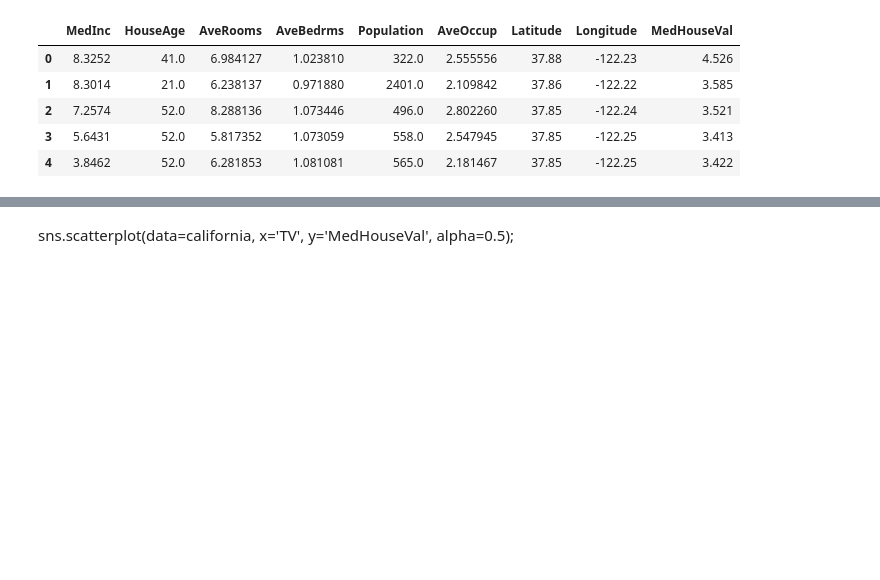
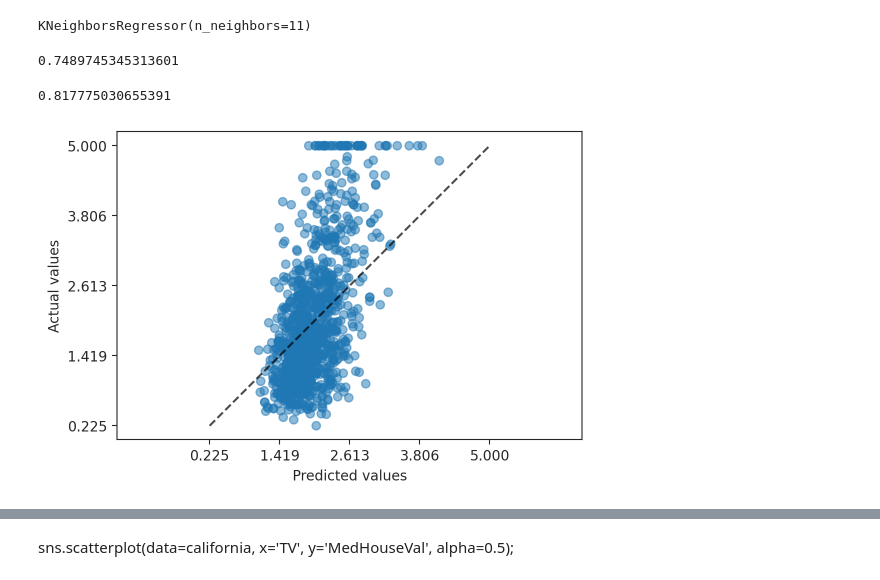
Before and after one commit to kessingtonosazee/GCP_Project_1, a Jupyter notebook: Practice1.ipynb, the cells around one changed output, grey strips where cells are left out. Saved outputs shown, nothing was run; the diff lists cells and outputs as text; code cells hidden in the pictures; blank space fills up the shorter version.

```diff
--- a/Practice1.ipynb
+++ b/Practice1.ipynb
@@ -28,13 +40,42 @@ from sklearn.neighbors import KNeighborsRegressor
 
 X, y = fetch_california_housing(return_X_y=True, as_frame=True)
 california = pd.concat([X, y], axis=1)
-# %%
-X.head()
-california.head()
-# %% [output]
-|  | MedInc | HouseAge | AveRooms | AveBedrms | Population | AveOccup | Latitude | Longitude | MedHouseVal |
-| 0 | 8.3252 | 41.0 | 6.984127 | 1.023810 | 322.0 | 2.555556 | 37.88 | -122.23 | 4.526 |
-| 1 | 8.3014 | 21.0 | 6.238137 | 0.971880 | 2401.0 | 2.109842 | 37.86 | -122.22 | 3.585 |
-| 2 | 7.2574 | 52.0 | 8.288136 | 1.073446 | 496.0 | 2.802260 | 37.85 | -122.24 | 3.521 |
-| 3 | 5.6431 | 52.0 | 5.817352 | 1.073059 | 558.0 | 2.547945 | 37.85 | -122.25 | 3.413 |
-| 4 | 3.8462 | 52.0 | 6.281853 | 1.081081 | 565.0 | 2.181467 | 37.85 | -122.25 | 3.422 |
+# %%
+# Train-Test Split
+
+X_train, X_test, y_train, y_test = train_test_split(
+                X,
+                y,
+                random_state=0
+    )
+# %%
+# instantiate and fit model
+knnr = KNeighborsRegressor(n_neighbors=11)
+
+knnr.fit(X_train, y_train)
+# %% [output]
+KNeighborsRegressor(n_neighbors=11)
+# %%
+
+# Mean Absolute Error
+
+mean_absolute_error(y_train, knnr.predict(X_train))
+# %% [output]
+0.7489745345313601
+# %%
+
+mean_absolute_error(y_test, knnr.predict(X_test))
+# %% [output]
+0.817775030655391
+# %%
+# Model Analysis (Actual Vs Predicted)
+
+PredictionErrorDisplay.from_estimator(
+    knnr,
+    X,
+    y,
+    kind="actual_vs_predicted",
+    scatter_kwargs=dict(alpha=0.5)
+);
+# %% [output]
+[figure, added]
```
Also changed, not shown: parts of 8 cells of this notebook.
